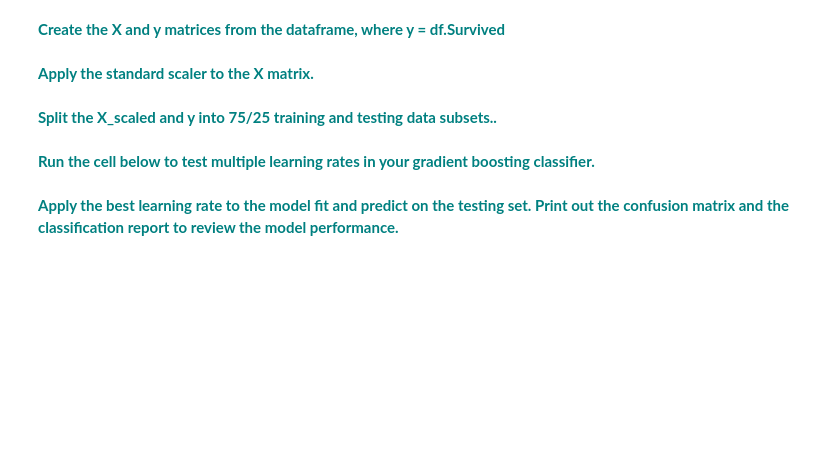
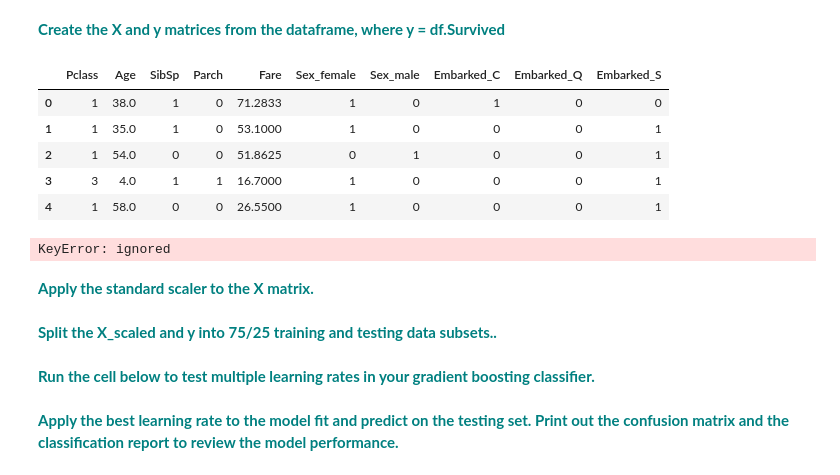
Before and after one commit to dqminhv/Springboard_1601612507_Gradient_Boosting_Case_Study_updated_10_01_2020, a Jupyter notebook: Gradient Boosting Case Study.ipynb, the cells around one changed output. Drawn from its saved outputs; the diff is of its cells as text; code cells hidden in the pictures; blank space fills up the shorter version.

```diff
--- a/Gradient Boosting Case Study.ipynb
+++ b/Gradient Boosting Case Study.ipynb
@@ -191,3 +200,17 @@ y =
+# %%
+df.head()
+# %% [output]
+|  | Pclass | Age | SibSp | Parch | Fare | Sex_female | Sex_male | Embarked_C | Embarked_Q | Embarked_S |
+| 0 | 1 | 38.0 | 1 | 0 | 71.2833 | 1 | 0 | 1 | 0 | 0 |
+| 1 | 1 | 35.0 | 1 | 0 | 53.1000 | 1 | 0 | 0 | 0 | 1 |
+| 2 | 1 | 54.0 | 0 | 0 | 51.8625 | 0 | 1 | 0 | 0 | 1 |
+| 3 | 3 | 4.0 | 1 | 1 | 16.7000 | 1 | 0 | 0 | 0 | 1 |
+| 4 | 1 | 58.0 | 0 | 0 | 26.5500 | 1 | 0 | 0 | 0 | 1 |
+# %%
+X = df.drop('Survived', inplace=True, axis=1)
+y = df['Survived']
+# %% [output]
+KeyError: ignored
 # %% [markdown]
 **<font color='teal'>Apply the standard scaler to the X matrix.</font>**
 # %%
```
Also changed, not shown: parts of 3 cells of this notebook.
